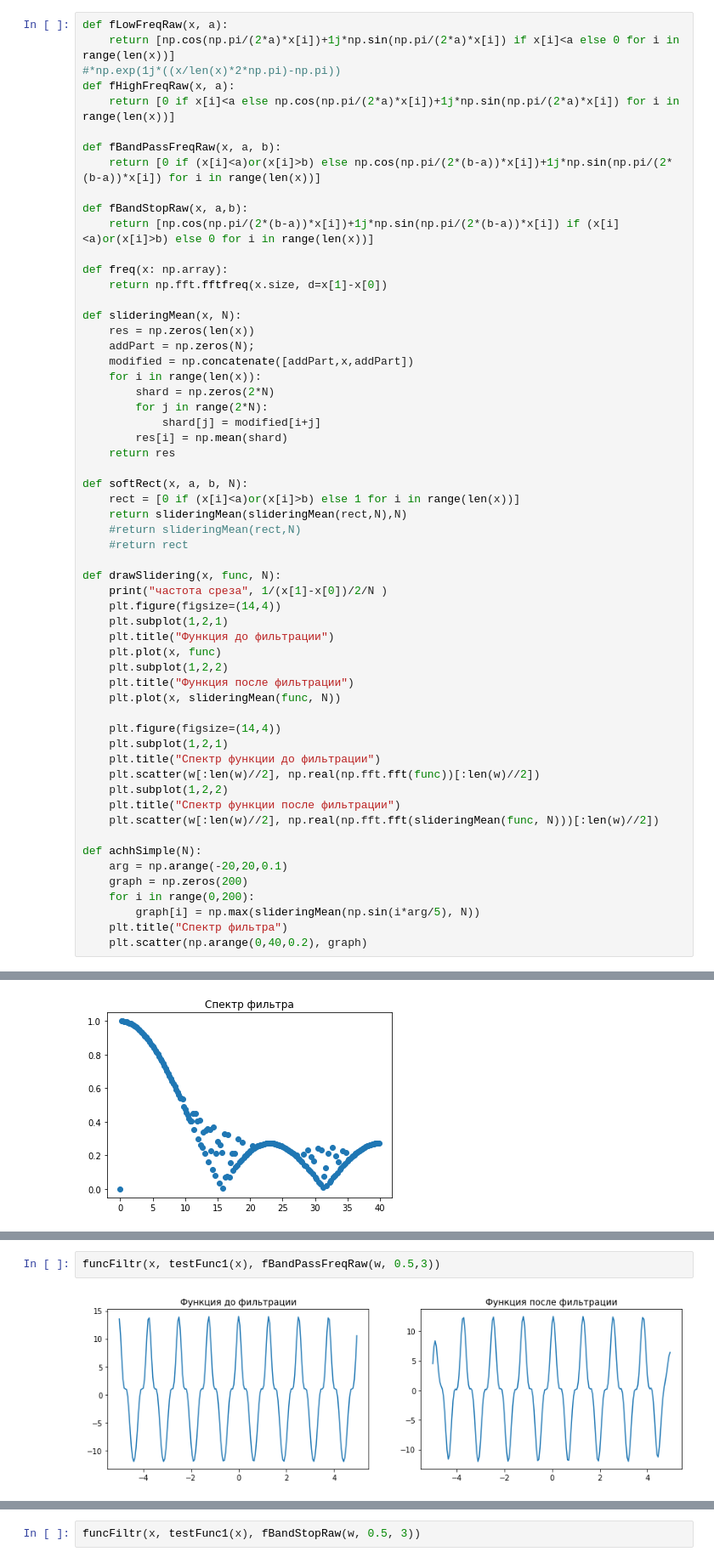
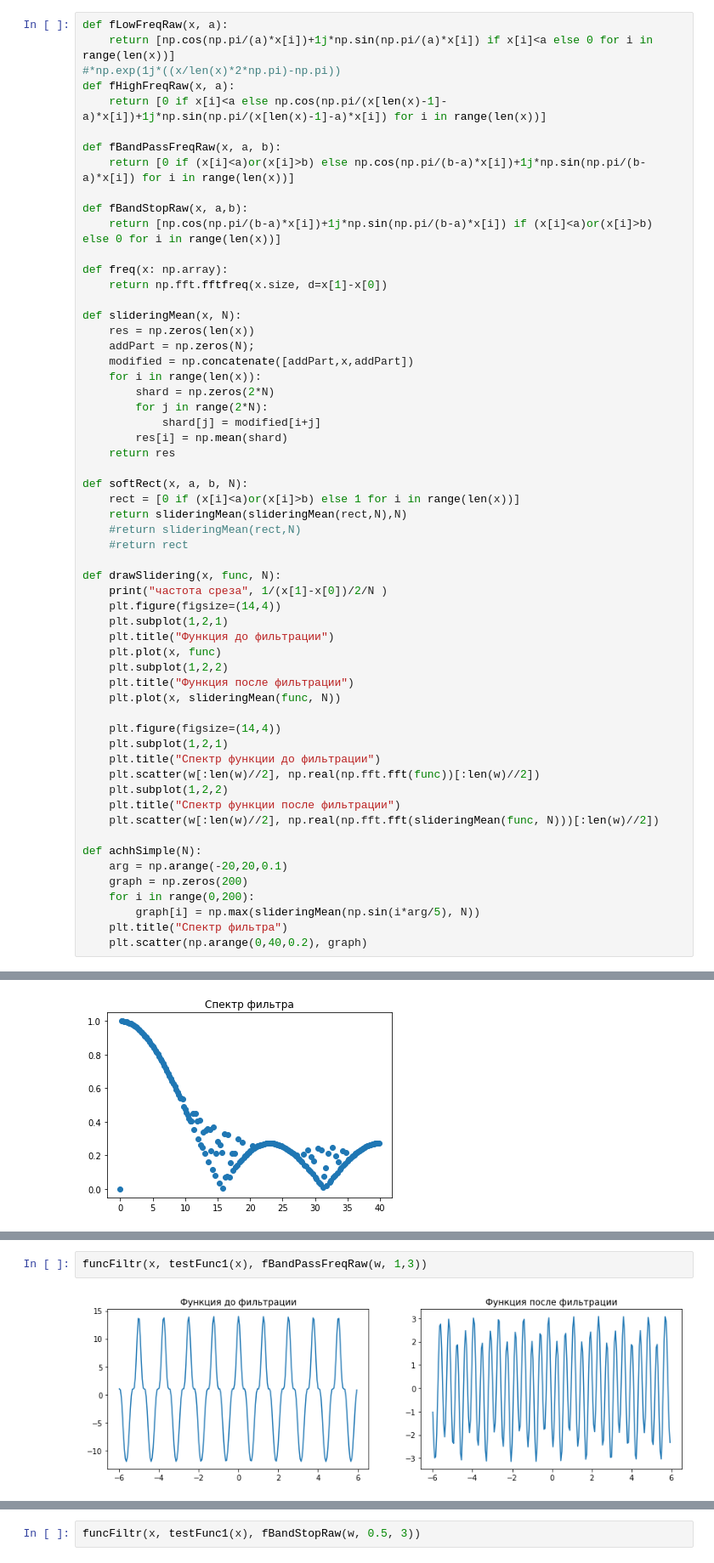
Before and after one commit to BearingBall/methods-of-signal-proccessing, a Jupyter notebook: task3.ipynb, the cells around one changed output, grey strips where cells are left out. Shown at 85% size. Cells and saved outputs as stored; diff of their text form.

```diff
--- a/task3.ipynb
+++ b/task3.ipynb
@@ -4,16 +4,16 @@ import scipy as sp
 import matplotlib.pyplot as plt
 # %%
 def fLowFreqRaw(x, a):
-    return [np.cos(np.pi/(2*a)*x[i])+1j*np.sin(np.pi/(2*a)*x[i]) if x[i]<a else 0 for i in range(len(x))]
+    return [np.cos(np.pi/(a)*x[i])+1j*np.sin(np.pi/(a)*x[i]) if x[i]<a else 0 for i in range(len(x))]
 #*np.exp(1j*((x/len(x)*2*np.pi)-np.pi))
 def fHighFreqRaw(x, a):
-    return [0 if x[i]<a else np.cos(np.pi/(2*a)*x[i])+1j*np.sin(np.pi/(2*a)*x[i]) for i in range(len(x))]
+    return [0 if x[i]<a else np.cos(np.pi/(x[len(x)-1]-a)*x[i])+1j*np.sin(np.pi/(x[len(x)-1]-a)*x[i]) for i in range(len(x))]
 
 def fBandPassFreqRaw(x, a, b):
-    return [0 if (x[i]<a)or(x[i]>b) else np.cos(np.pi/(2*(b-a))*x[i])+1j*np.sin(np.pi/(2*(b-a))*x[i]) for i in range(len(x))]
+    return [0 if (x[i]<a)or(x[i]>b) else np.cos(np.pi/(b-a)*x[i])+1j*np.sin(np.pi/(b-a)*x[i]) for i in range(len(x))]
 
 def fBandStopRaw(x, a,b):
-    return [np.cos(np.pi/(2*(b-a))*x[i])+1j*np.sin(np.pi/(2*(b-a))*x[i]) if (x[i]<a)or(x[i]>b) else 0 for i in range(len(x))]
+    return [np.cos(np.pi/(b-a)*x[i])+1j*np.sin(np.pi/(b-a)*x[i]) if (x[i]<a)or(x[i]>b) else 0 for i in range(len(x))]
 
 def freq(x: np.array):
     return np.fft.fftfreq(x.size, d=x[1]-x[0])
@@ -166,4 +166,4 @@ funcFiltr(x, testFunc1(x), fHighFreqRaw(w, 2))
 # %%
-funcFiltr(x, testFunc1(x), fBandPassFreqRaw(w, 0.5,3))
+funcFiltr(x, testFunc1(x), fBandPassFreqRaw(w, 1,3))
 # %% [output]
-[figure, old version]
+[figure, new version]
```
Also changed, not shown: parts of 3 cells of this notebook.
